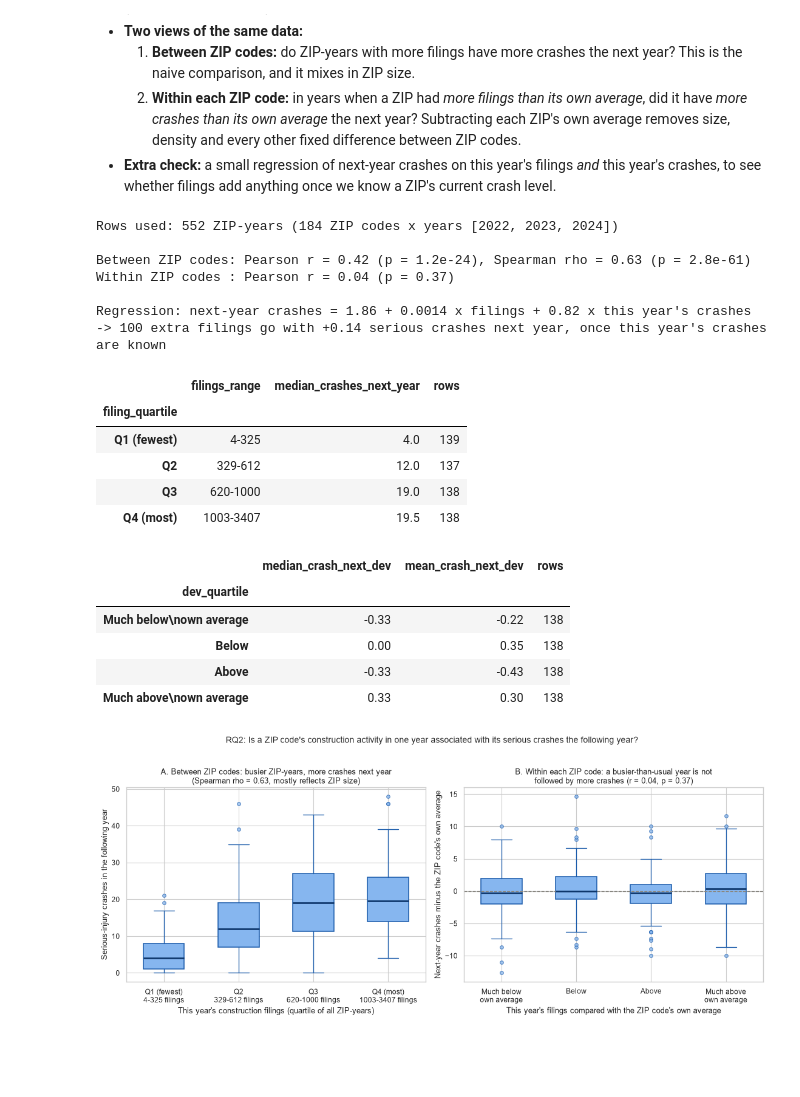
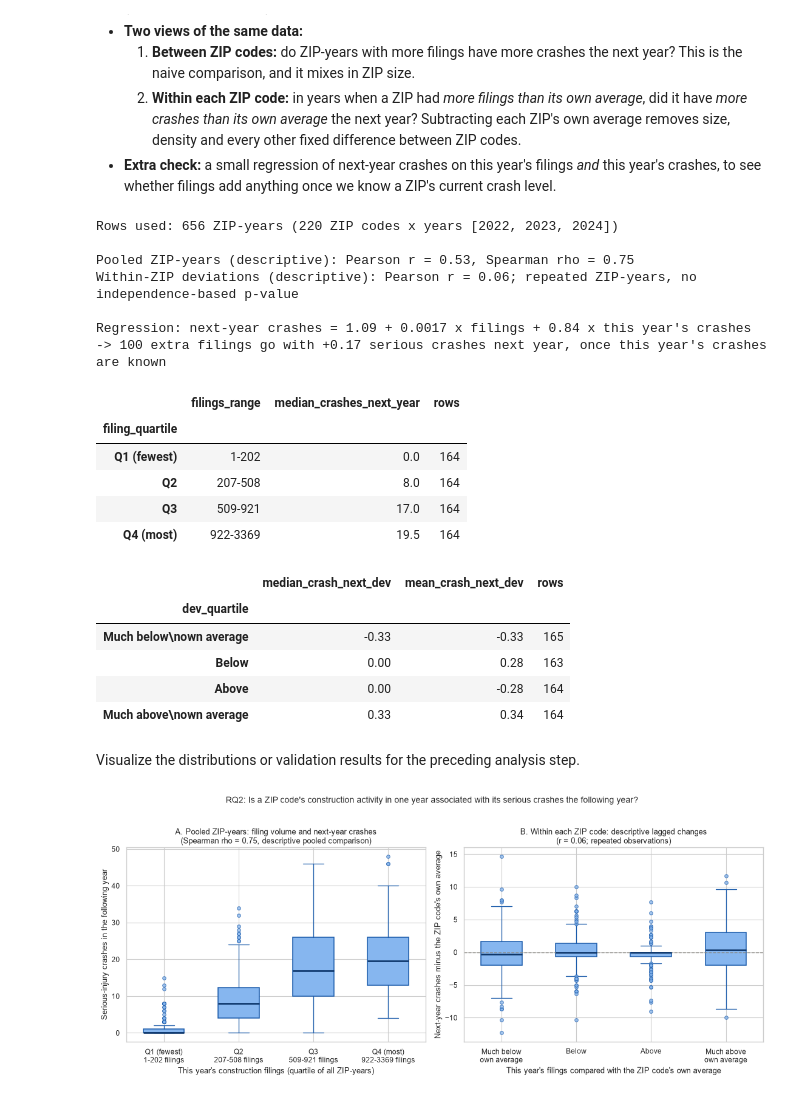
Before and after one commit to mariammashoud/nyc-housing-transport, a Jupyter notebook: notebooks/Member3_Integration.ipynb, the cells around one changed output. Drawn from its saved outputs; the diff is of its cells as text; code cells hidden in the pictures; blank space fills up the shorter version.

```diff
--- a/notebooks/Member3_Integration.ipynb
+++ b/notebooks/Member3_Integration.ipynb
@@ -391,17 +370,12 @@ print(integrated["is_outlier_housing"].sum(), "housing outlier rows;",
 # %%
 CRASH_COUNTS = ["crash_count", "severe_injuries_total", "non_severe_injuries_total",
-                "fatalities_total", "fatal_crash_count"]
+                "fatalities_total", "fatal_crash_count", "night_crash_count", "crashes_with_known_time"]
 CRASH_RATES = ["severe_per_crash", "night_crash_share"]
-
 housing_only = integrated["match_status"] == "Housing only"
 transport_only = integrated["match_status"] == "Transport only"
-
-# Only the housing-only rows may be missing crash counts; check before filling
-assert integrated.loc[~housing_only, CRASH_COUNTS].notna().all().all()
-integrated[CRASH_COUNTS] = integrated[CRASH_COUNTS].fillna(0)
-
-print(f"Filled crash counts with 0 on {housing_only.sum()} housing-only rows.")
-print(f"Crash rates left NaN (0 crashes -> rate undefined): {integrated[CRASH_RATES].isna().sum().to_dict()}")
-print(f"Housing values left NaN on {transport_only.sum()} transport-only rows: "
-      f"{integrated.loc[transport_only, ['zip_code', 'year']].values.tolist()}")
+assert integrated.loc[~housing_only, ["crash_count", "severe_injuries_total"]].notna().all().all()
+integrated.loc[housing_only, CRASH_COUNTS] = 0
+print(f"Structural zero recorded-crash counts: {housing_only.sum()} housing-only rows.")
+print(f"Unknown housing coverage: {transport_only.sum()} transport-only rows.")
+display(integrated.isna().sum()[lambda s: s > 0].to_frame("missing"))
 # %% [output]
@@ -438,9 +424,9 @@ pd.crosstab(integrated["has_housing_data"], integrated["has_crash_data"], margin
 # %%
-HOUSING_COUNTS = ["filing_count", "new_construction_filings", "permit_issued_count", "outlier_filing_count"]
+HOUSING_COUNTS = ["filing_count", "new_construction_filings", "permit_issued_count", "outlier_filing_count", "official_zip_filings", "approximate_zip_filings", "unique_job_count", "jobs_with_known_units"]
 for col in HOUSING_COUNTS:
     integrated[col] = integrated[col].round().astype("Int64")
 for col in CRASH_COUNTS:
-    integrated[col] = integrated[col].round().astype(int)
+    integrated[col] = integrated[col].round().astype("Int64")
 integrated["zip_code"] = integrated["zip_code"].astype(str)
 integrated["year"] = integrated["year"].astype(int)
 
@@ -523,6 +495,6 @@ Raw counts mostly measure **how big and busy a ZIP code is**: a large, dense ZIP
 # %%
 # 1. Rate: serious crashes per 100 construction filings (Int64 -> float so missing stays NaN)
-filings = integrated["filing_count"].astype("float")
+filings = integrated["filing_count"].astype("float").where(integrated["filing_count"] > 0)
 integrated["crashes_per_100_filings"] = (integrated["crash_count"] / filings * 100).round(2)
 
 # 2-3. Year-over-year change, matched on year - 1 (not on row position)
@@ -539,7 +511,7 @@ nxt["year"] = nxt["year"] - 1                        # next year's values, label
 nxt = nxt.rename(columns={"crash_count": "crashes_next_year"})
 integrated = integrated.merge(nxt, on=KEYS, how="left").drop(columns=["filing_prev", "crash_prev"])
 
-# 5. PROVISIONAL: severe injuries per 1,000 proposed dwelling units (0 units -> undefined)
+# 5. Descriptive only: severe injuries per 1,000 proposed dwelling units (0 units -> undefined)
 units = integrated["proposed_units_total"].where(integrated["proposed_units_total"] > 0)
 integrated["severe_injuries_per_1000_units"] = (integrated["severe_injuries_total"] / units * 1000).round(3)
 
@@ -852,13 +819,13 @@ print(f"Rows used: {len(rq2)} ZIP-years ({rq2['zip_code'].nunique()} ZIP codes x
 # View 1: between ZIP codes
 r_b, p_b = stats.pearsonr(rq2["filing_count"], rq2["crashes_next_year"])
 rho_b, p_rho_b = stats.spearmanr(rq2["filing_count"], rq2["crashes_next_year"])
-print(f"Between ZIP codes: Pearson r = {r_b:.2f} (p = {p_b:.1e}), Spearman rho = {rho_b:.2f} (p = {p_rho_b:.1e})")
+print(f"Pooled ZIP-years (descriptive): Pearson r = {r_b:.2f}, Spearman rho = {rho_b:.2f}")
 
 # View 2: within each ZIP code (deviation from the ZIP's own 2022-2024 average)
 rq2["filing_dev"] = rq2["filing_count"] - rq2.groupby("zip_code")["filing_count"].transform("mean")
 rq2["crash_next_dev"] = rq2["crashes_next_year"] - rq2.groupby("zip_code")["crashes_next_year"].transform("mean")
 r_w, p_w = stats.pearsonr(rq2["filing_dev"], rq2["crash_next_dev"])
-print(f"Within ZIP codes : Pearson r = {r_w:.2f} (p = {p_w:.2f})")
+print(f"Within-ZIP deviations (descriptive): Pearson r = {r_w:.2f}; repeated ZIP-years, no independence-based p-value")
 
 # Extra check: next-year crashes ~ this year's filings + this year's crashes (ordinary least squares)
 X = np.column_stack([np.ones(len(rq2)), rq2["filing_count"], rq2["crash_count"]])
@@ -866,7 +833,7 @@ coef, *_ = np.linalg.lstsq(X, rq2["crashes_next_year"], rcond=None)
 print(f"\nRegression: next-year crashes = {coef[0]:.2f} + {coef[1]:.4f} x filings + {coef[2]:.2f} x this year's crashes")
 print(f"-> 100 extra filings go with {coef[1] * 100:+.2f} serious crashes next year, once this year's crashes are known")
 
-# Quartile tables used in the chart
+# Quartiles describe volume groups, not treatment groups.
 rq2["filing_quartile"] = pd.qcut(rq2["filing_count"], 4, labels=["Q1 (fewest)", "Q2", "Q3", "Q4 (most)"])
 rq2["dev_quartile"] = pd.qcut(rq2["filing_dev"], 4, labels=["Much below\nown average", "Below", "Above", "Much above\nown average"])
 summary_between = rq2.groupby("filing_quartile", observed=True).agg(
@@ -878,56 +845,58 @@ summary_within = rq2.groupby("dev_quartile", observed=True).agg(
 display(summary_between)
 display(summary_within)
 # %% [output]
-Rows used: 552 ZIP-years (184 ZIP codes x years [2022, 2023, 2024])
+Rows used: 656 ZIP-years (220 ZIP codes x years [2022, 2023, 2024])
 
-Between ZIP codes: Pearson r = 0.42 (p = 1.2e-24), Spearman rho = 0.63 (p = 2.8e-61)
-Within ZIP codes : Pearson r = 0.04 (p = 0.37)
+Pooled ZIP-years (descriptive): Pearson r = 0.53, Spearman rho = 0.75
+Within-ZIP deviations (descriptive): Pearson r = 0.06; repeated ZIP-years, no independence-based p-value
 
-Regression: next-year crashes = 1.86 + 0.0014 x filings + 0.82 x this year's crashes
--> 100 extra filings go with +0.14 serious crashes next year, once this year's crashes are known
+Regression: next-year crashes = 1.09 + 0.0017 x filings + 0.84 x this year's crashes
+-> 100 extra filings go with +0.17 serious crashes next year, once this year's crashes are known
 |  | filings_range | median_crashes_next_year | rows |
 | filing_quartile |  |  |  |
-| Q1 (fewest) | 4-325 | 4.0 | 139 |
-| Q2 | 329-612 | 12.0 | 137 |
-| Q3 | 620-1000 | 19.0 | 138 |
-| Q4 (most) | 1003-3407 | 19.5 | 138 |
+| Q1 (fewest) | 1-202 | 0.0 | 164 |
+| Q2 | 207-508 | 8.0 | 164 |
+| Q3 | 509-921 | 17.0 | 164 |
+| Q4 (most) | 922-3369 | 19.5 | 164 |
 |  | median_crash_next_dev | mean_crash_next_dev | rows |
 | dev_quartile |  |  |  |
-| Much below\nown average | -0.33 | -0.22 | 138 |
-| Below | 0.00 | 0.35 | 138 |
-| Above | -0.33 | -0.43 | 138 |
-| Much above\nown average | 0.33 | 0.30 | 138 |
+| Much below\nown average | -0.33 | -0.33 | 165 |
+| Below | 0.00 | 0.28 | 163 |
+| Above | 0.00 | -0.28 | 164 |
+| Much above\nown average | 0.33 | 0.34 | 164 |
+# %% [markdown]
+Visualize the distributions or validation results for the preceding analysis step.
 # %%
 fig, axes = plt.subplots(1, 2, figsize=(14, 5.8))
 box_style = dict(patch_artist=True, widths=0.55, showfliers=True,
                  boxprops=dict(facecolor="#86b6ef", edgecolor="#1c5cab", linewidth=1.4),
                  medianprops=dict(color="#0d366b", linewidth=2.4),
                  whiskerprops=dict(color="#1c5cab", linewidth=1.2), capprops=dict(color="#1c5cab", linewidth=1.2),
                  flierprops=dict(marker="o", markersize=5, markerfacecolor="#86b6ef", markeredgecolor="#1c5cab", alpha=0.7))
 
 # Panel A: between ZIP codes
 cats_a = rq2["filing_quartile"].cat.categories
 axes[0].boxplot([rq2.loc[rq2["filing_quartile"] == c, "crashes_next_year"] for c in cats_a], **box_style)
 axes[0].set_xticks(range(1, 5), [f"{c}\n{summary_between.loc[c, 'filings_range']} filings" for c in cats_a])
-axes[0].set_title(f"A. Between ZIP codes: busier ZIP-years, more crashes next year\n"
-                  f"(Spearman rho = {rho_b:.2f}, mostly reflects ZIP size)", fontsize=11.5)
+axes[0].set_title(f"A. Pooled ZIP-years: filing volume and next-year crashes\n"
+                  f"(Spearman rho = {rho_b:.2f}, descriptive pooled comparison)", fontsize=11.5)
 axes[0].set_xlabel("This year's construction filings (quartile of all ZIP-years)")
 axes[0].set_ylabel("Serious-injury crashes in the following year")
 
 # Panel B: within each ZIP code
 cats_b = rq2["dev_quartile"].cat.categories
 axes[1].boxplot([rq2.loc[rq2["dev_quartile"] == c, "crash_next_dev"] for c in cats_b], **box_style)
 axes[1].axhline(0, color="#898781", linewidth=1.2, linestyle="--")
 axes[1].set_xticks(range(1, 5), cats_b)
-axes[1].set_title(f"B. Within each ZIP code: a busier-than-usual year is not\n"
-                  f"followed by more crashes (r = {r_w:.2f}, p = {p_w:.2f})", fontsize=11.5)
+axes[1].set_title(f"B. Within each ZIP code: descriptive lagged changes\n"
+                  f"(r = {r_w:.2f}; repeated observations)", fontsize=11.5)
 axes[1].set_xlabel("This year's filings compared with the ZIP code's own average")
 axes[1].set_ylabel("Next-year crashes minus the ZIP code's own average")
 
 fig.suptitle("RQ2: Is a ZIP code's construction activity in one year associated with its serious crashes the following year?",
              fontsize=13, y=1.02)
 plt.tight_layout()
 plt.show()
 # %% [output]
-[figure, old version]
+[figure, new version]
 # %% [markdown]
```
Also changed, not shown: parts of 46 cells of this notebook, 19 other files.
